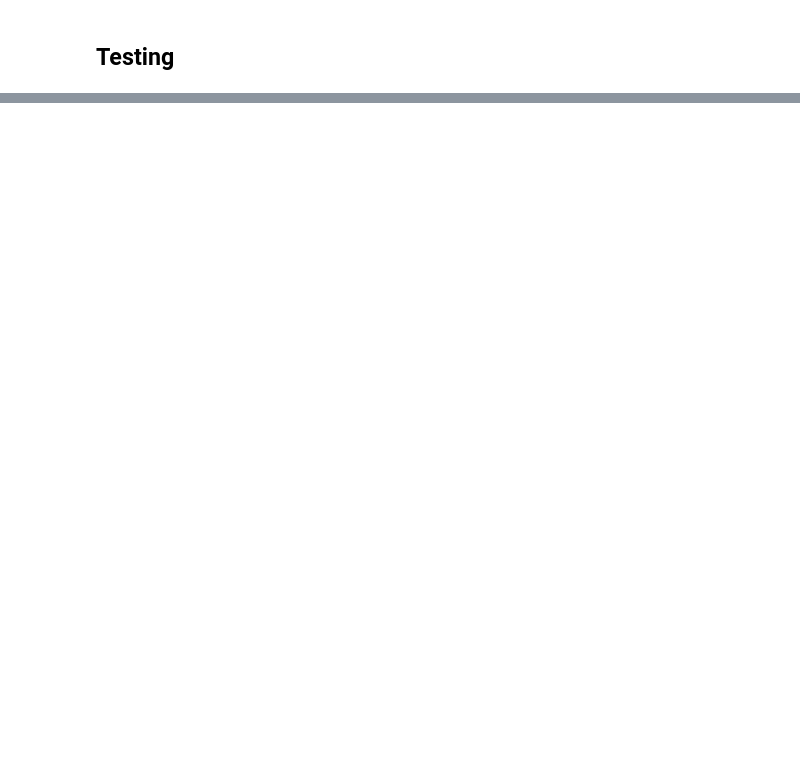
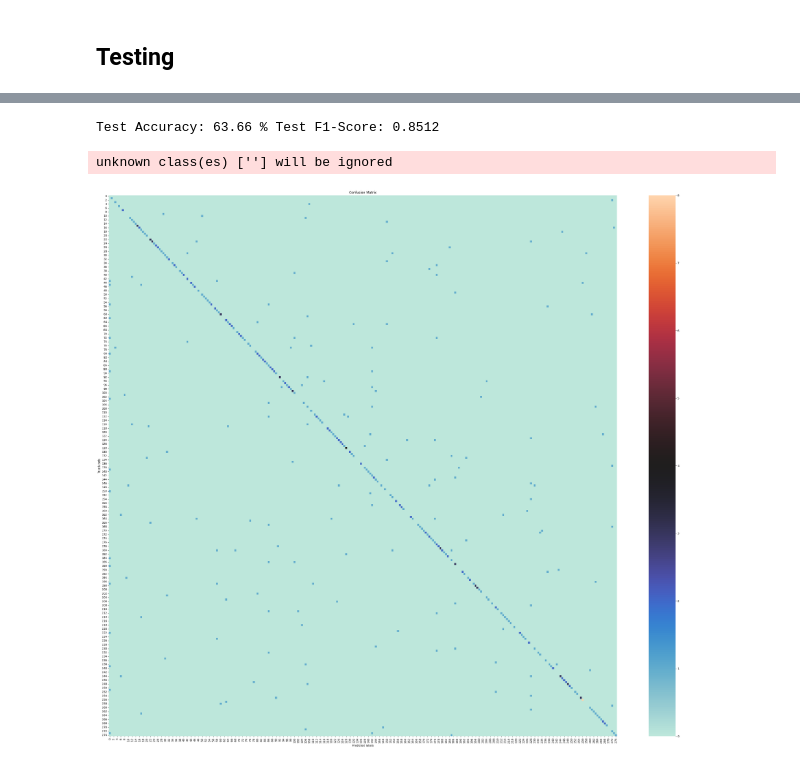
Before and after one commit to HSLU-Projects/ARTIFIN, a Jupyter notebook: 4_Test.ipynb, the cells around one changed output, grey strips where cells are left out. Drawn from its saved outputs; the diff is of its cells as text; code cells hidden in the pictures; blank space fills up the shorter version.

```diff
--- a/4_Test.ipynb
+++ b/4_Test.ipynb
@@ -90,10 +92,12 @@ class RightWhalePredictor():
         if prediction:
             image = cv2.imread(image_path)
             start_point, end_point = calculate_bounding_box(prediction['x'], prediction['y'], prediction['width'], prediction['height'])
-            cropped = crop_image(image, start_point, end_point)
-            image_tensor = self.transform(cropped)
-            output = self.head_detector(image_tensor)
-            return self.lookup_dict[output.argmax(dim=1)]
+            cropped = Image.fromarray(crop_image(image, start_point, end_point))
+            with torch.no_grad():
+                image_tensors = torch.stack([self.transform(cropped)])
+                output = self.head_detector(image_tensors)
+                index = int(output.argmax(dim=1)[0])
+                return self.lookup_dict[index]
         else:
             raise Exception("Prediction Failed")
 # %%
@@ -141,10 +126,9 @@ y
 # %%
-images_path = os.path.join(test_path, 'images')
 y_hat = []
 
 for img in list(test_df['Image'].values):
     try:
-        image_path = os.path.join(images_path, img)
+        image_path = os.path.join(test_path, img)
         prediction = right_whale_predictor.predict_image(image_path)
         y_hat.append(prediction)
     except Exception:
@@ -151,0 +156,38 @@ for img in list(test_df['Image'].values):
+# %%
+import re
+from sklearn.preprocessing import MultiLabelBinarizer
+from sklearn.metrics import accuracy_score, f1_score
+
+y_true = [y]
+y_pred = [y_hat]
+whale_ids = [["".join(re.findall("\w",f)) for f in lst] for lst in [s.split(",") for s in [i for i in argmax_dict.values()]]]
+
+
+binarizer = MultiLabelBinarizer()
+binarizer.fit(whale_ids)
+
+f1 = f1_score(binarizer.transform(y_true),
+         binarizer.transform(y_pred),
+         average='micro')
+accuracy = accuracy_score(y, y_hat)
+
+print("Test Accuracy: {:.2f} % Test F1-Score: {:.4f}".format(accuracy * 100, f1))
+# %% [output]
+Test Accuracy: 63.66 % Test F1-Score: 0.8512
+unknown class(es) [''] will be ignored
+# %%
+import matplotlib.pyplot as plt
+import seaborn as sns
+from sklearn.metrics import confusion_matrix
+
+# Compute confusion matrix
+confusion_mat = confusion_matrix(y, y_hat)
+plt.figure(figsize=(42, 36))
+sns.heatmap(confusion_mat, cmap="icefire", linewidths=0.0)
+plt.xlabel('Predicted labels')
+plt.ylabel('True labels')
+plt.title('Confusion Matrix')
+plt.savefig('./confusion_matrix.png')
+plt.show()
+# %% [output]
+[figure, added]
```
Also changed, not shown: parts of 4 cells of this notebook, 10 other files.
